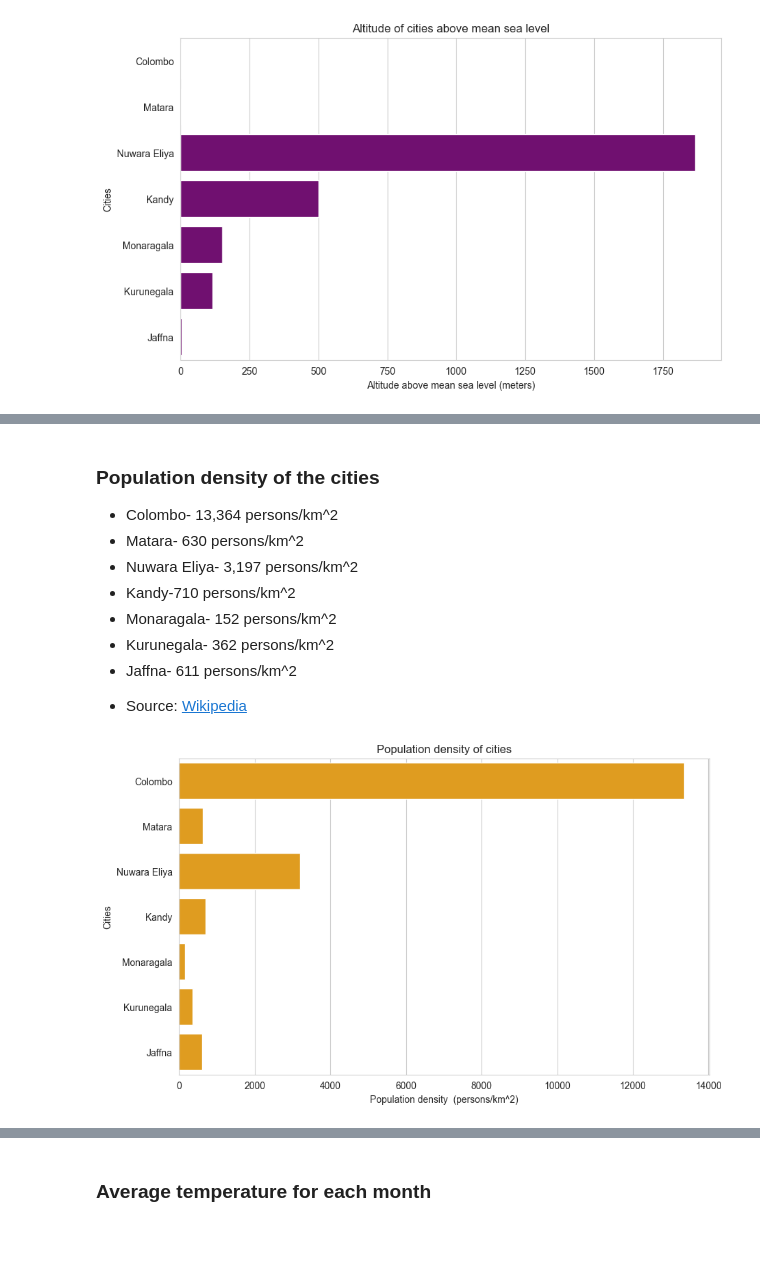
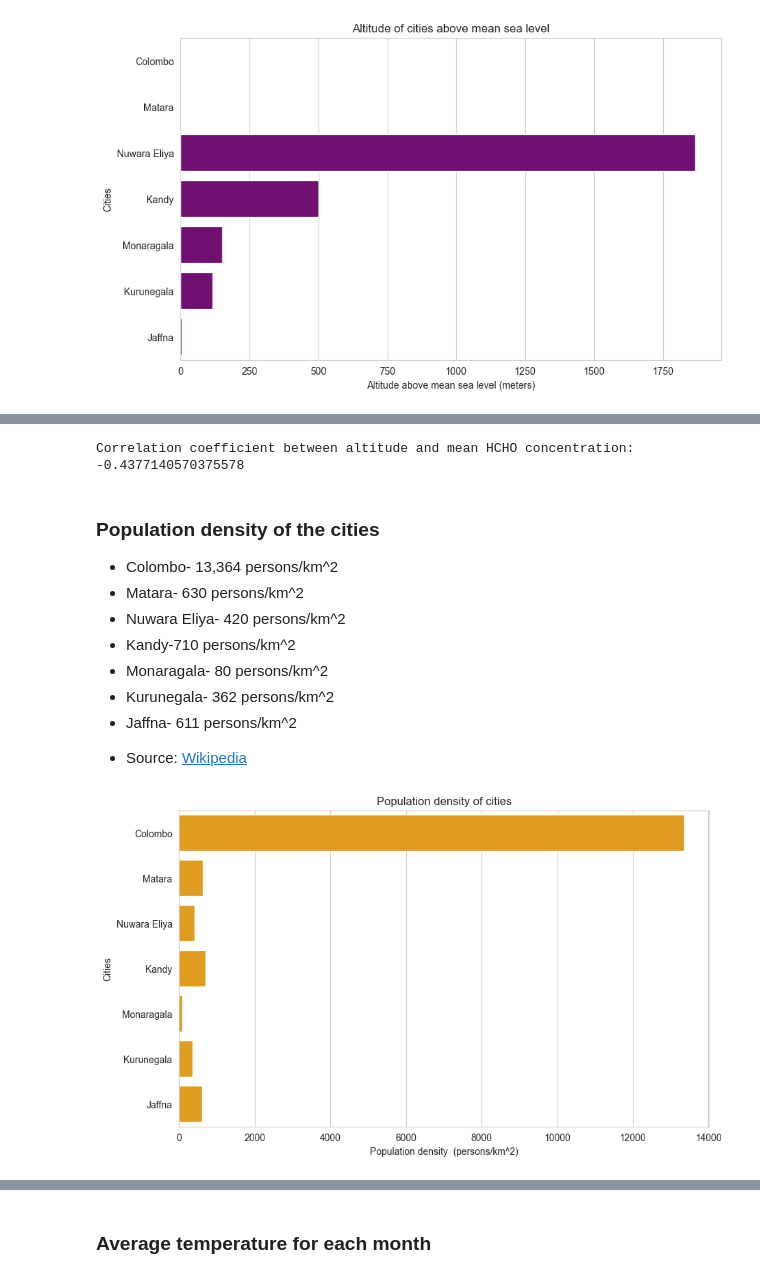
Before and after one commit to arkhash0309/Smog-Sentry, a Jupyter notebook: Spatio_temporal_analysis.ipynb, the cells around one changed output, grey strips where cells are left out. Saved outputs shown, nothing was run; the diff lists cells and outputs as text; code cells hidden in the pictures; blank space fills up the shorter version.

```diff
--- a/Spatio_temporal_analysis.ipynb
+++ b/Spatio_temporal_analysis.ipynb
@@ -30,23 +50,29 @@ plt.show()
+# %%
+altitude_correlation_coeff = np.corrcoef(altitude, mean_hcho)
+print('Correlation coefficient between altitude and mean HCHO concentration:', altitude_correlation_coeff[0,1])
+# %% [output]
+Correlation coefficient between altitude and mean HCHO concentration: -0.4377140570375578
 # %% [markdown]
 ### Population density of the cities
 * Colombo- 13,364 persons/km^2
 * Matara- 630 persons/km^2
-* Nuwara Eliya- 3,197 persons/km^2
+* Nuwara Eliya- 420 persons/km^2
 * Kandy-710 persons/km^2
-* Monaragala- 152 persons/km^2
+* Monaragala- 80 persons/km^2
 * Kurunegala- 362 persons/km^2
 * Jaffna- 611 persons/km^2
 
 - Source: [Wikipedia](https://www.wikipedia.org/)
 # %%
 # let us make a plot of the population density for each city
+cities = ['Colombo','Matara','Nuwara Eliya','Kandy','Monaragala','Kurunegala','Jaffna']
+population_density = [13364,630,420,710,80,362,611]
+
 plt.figure(figsize=(10,6))
-cities = ['Colombo','Matara','Nuwara Eliya','Kandy','Monaragala','Kurunegala','Jaffna']
-population_density = [13364,630,3197,710,152,362,611]
 sns.barplot(x=population_density, y=cities, color='orange')
 plt.title("Population density of cities")
 plt.ylabel("Cities")
 plt.xlabel("Population density  (persons/km^2)")
 plt.show()
 # %% [output]
-[figure, old version]
+[figure, new version]
```
Also changed, not shown: parts of 33 cells of this notebook, 8 other files.
